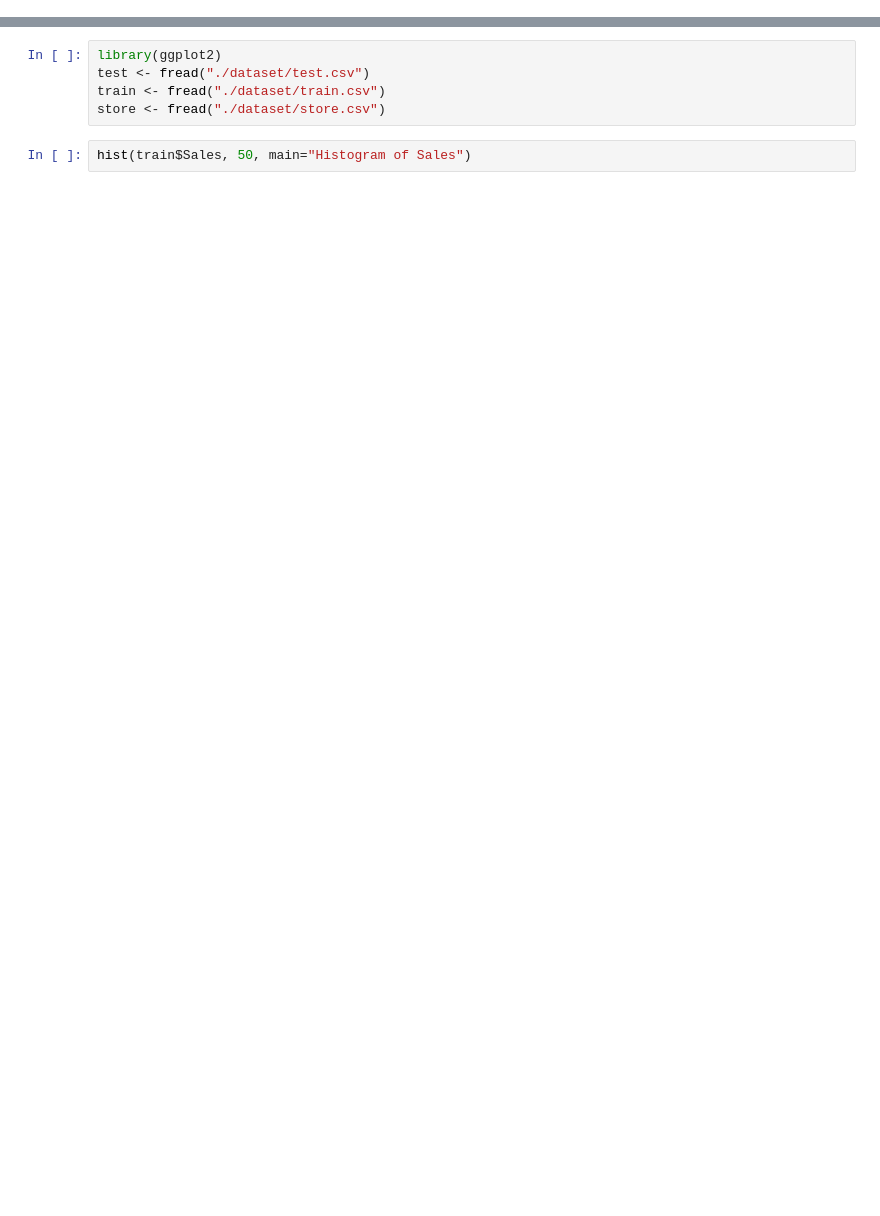
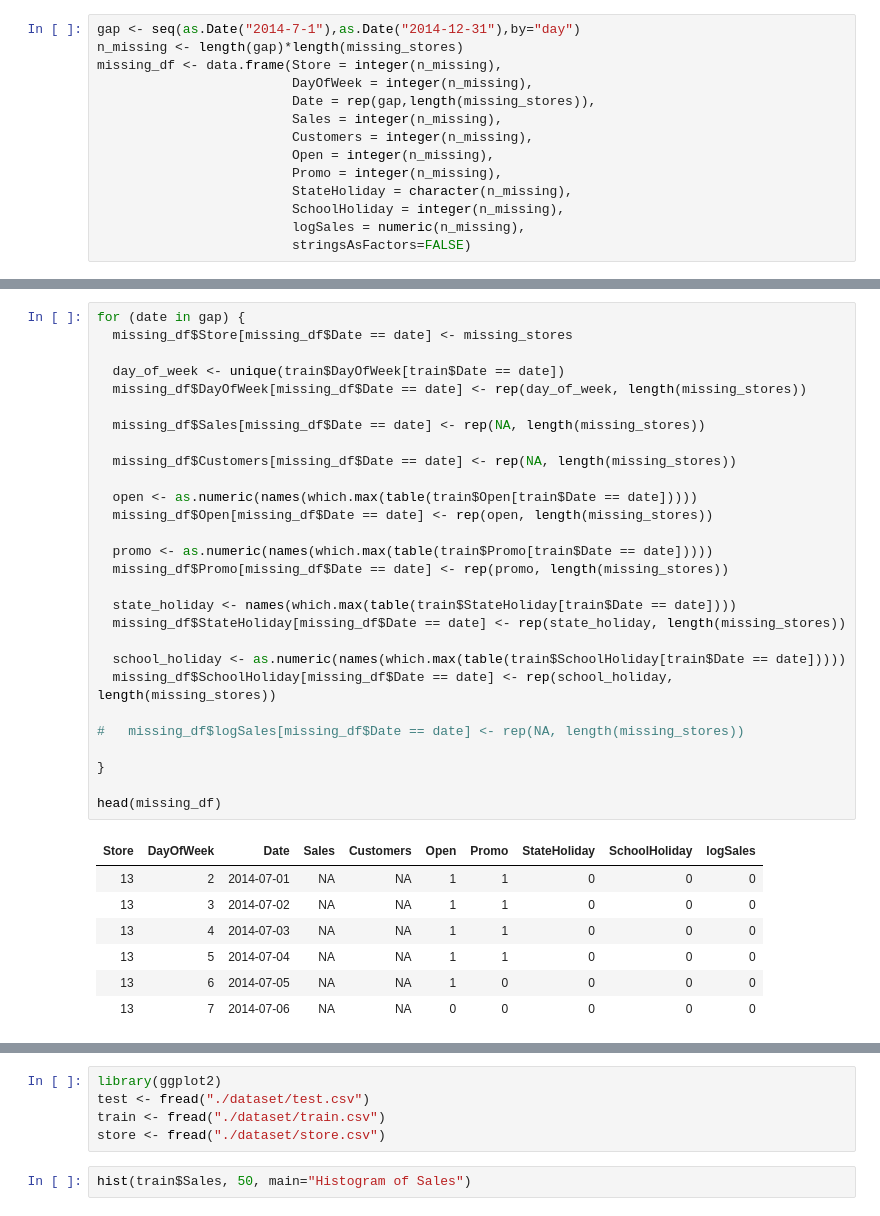
Before and after one commit to Liuguanli/Udacity_Projects, a Jupyter notebook: graduation_projeect/Forecast_Rossmann_Store_Sales/Untitled.ipynb, the cells around one changed output, grey strips where cells are left out. Cells and saved outputs as stored; diff of their text form; blank space fills up the shorter version.

```diff
--- a/graduation_projeect/Forecast_Rossmann_Store_Sales/Untitled.ipynb
+++ b/graduation_projeect/Forecast_Rossmann_Store_Sales/Untitled.ipynb
@@ -17,0 +90,14 @@ train <- read_csv("./dataset/train.csv", col_types=list(
+# %%
+gap <- seq(as.Date("2014-7-1"),as.Date("2014-12-31"),by="day")
+n_missing <- length(gap)*length(missing_stores)
+missing_df <- data.frame(Store = integer(n_missing),
+                         DayOfWeek = integer(n_missing),
+                         Date = rep(gap,length(missing_stores)),
+                         Sales = integer(n_missing),
+                         Customers = integer(n_missing),
+                         Open = integer(n_missing),
+                         Promo = integer(n_missing),
+                         StateHoliday = character(n_missing),
+                         SchoolHoliday = integer(n_missing),
+                         logSales = numeric(n_missing),
+                         stringsAsFactors=FALSE)
@@ -17,0 +144,36 @@ train <- read_csv("./dataset/train.csv", col_types=list(
+# %%
+for (date in gap) {
+  missing_df$Store[missing_df$Date == date] <- missing_stores
+
+  day_of_week <- unique(train$DayOfWeek[train$Date == date])
+  missing_df$DayOfWeek[missing_df$Date == date] <- rep(day_of_week, length(missing_stores))
+
+  missing_df$Sales[missing_df$Date == date] <- rep(NA, length(missing_stores))
+
+  missing_df$Customers[missing_df$Date == date] <- rep(NA, length(missing_stores))
+
+  open <- as.numeric(names(which.max(table(train$Open[train$Date == date]))))
+  missing_df$Open[missing_df$Date == date] <- rep(open, length(missing_stores))
+
+  promo <- as.numeric(names(which.max(table(train$Promo[train$Date == date]))))
+  missing_df$Promo[missing_df$Date == date] <- rep(promo, length(missing_stores))
+
+  state_holiday <- names(which.max(table(train$StateHoliday[train$Date == date])))
+  missing_df$StateHoliday[missing_df$Date == date] <- rep(state_holiday, length(missing_stores))
+
+  school_holiday <- as.numeric(names(which.max(table(train$SchoolHoliday[train$Date == date]))))
+  missing_df$SchoolHoliday[missing_df$Date == date] <- rep(school_holiday, length(missing_stores))
+
+#   missing_df$logSales[missing_df$Date == date] <- rep(NA, length(missing_stores))
+
+}
+
+head(missing_df)
+# %% [output]
+| Store | DayOfWeek | Date | Sales | Customers | Open | Promo | StateHoliday | SchoolHoliday | logSales |
+| 13 | 2 | 2014-07-01 | NA | NA | 1 | 1 | 0 | 0 | 0 |
+| 13 | 3 | 2014-07-02 | NA | NA | 1 | 1 | 0 | 0 | 0 |
+| 13 | 4 | 2014-07-03 | NA | NA | 1 | 1 | 0 | 0 | 0 |
+| 13 | 5 | 2014-07-04 | NA | NA | 1 | 1 | 0 | 0 | 0 |
+| 13 | 6 | 2014-07-05 | NA | NA | 1 | 0 | 0 | 0 | 0 |
+| 13 | 7 | 2014-07-06 | NA | NA | 0 | 0 | 0 | 0 | 0 |
```
Also changed, not shown: parts of 23 cells of this notebook, 1 other file.
